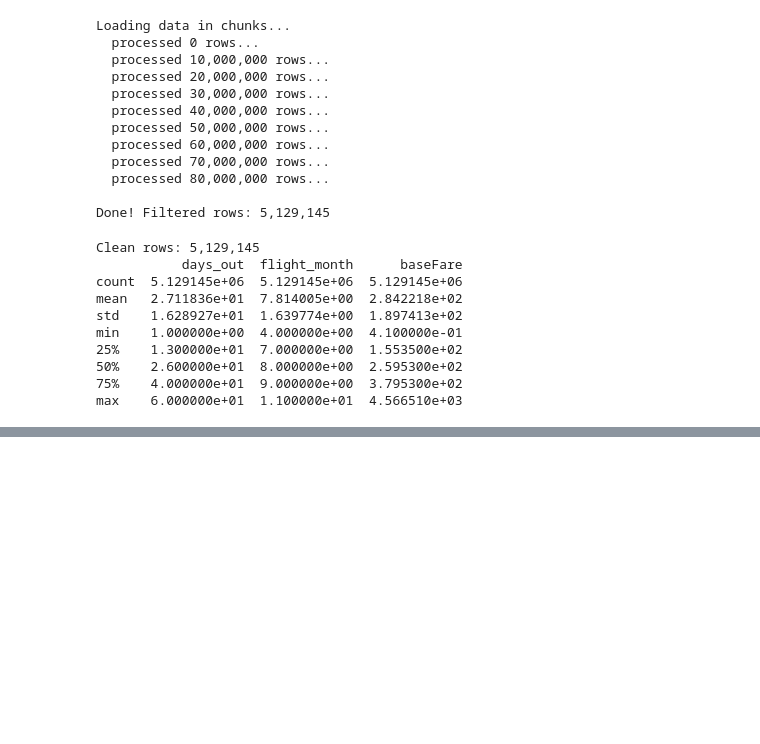
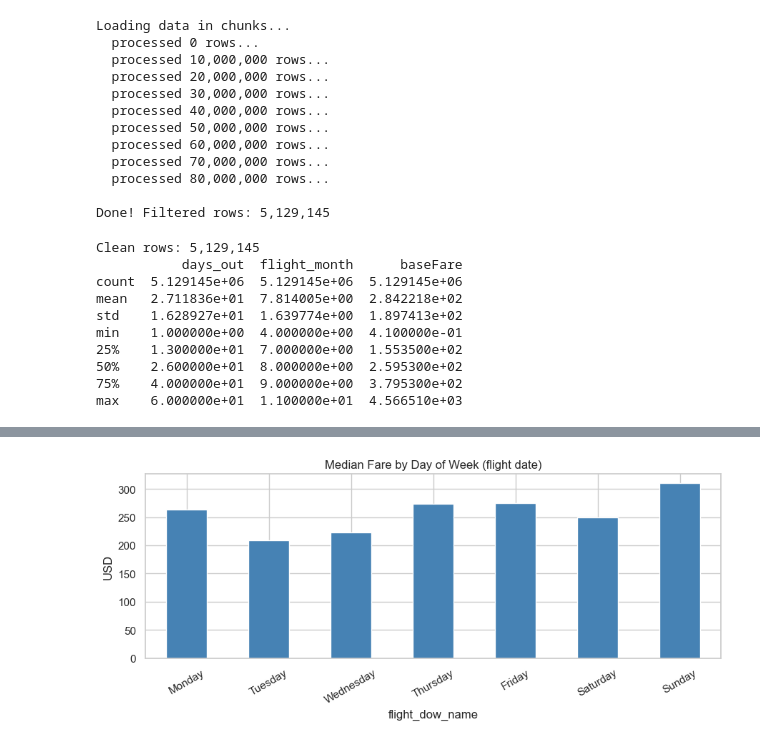
Before and after one commit to Splash791/Tailwind, a Jupyter notebook: Tailwind.ipynb, the cells around one changed output, grey strips where cells are left out. Drawn from its saved outputs; the diff is of its cells as text; code cells hidden in the pictures; blank space fills up the shorter version.

```diff
--- a/Tailwind.ipynb
+++ b/Tailwind.ipynb
@@ -215,0 +254,12 @@ max    6.000000e+01  1.100000e+01  4.566510e+03
+# %%
+dow_order = ['Monday','Tuesday','Wednesday','Thursday','Friday','Saturday','Sunday']
+dow_fare = df.groupby('flight_dow_name')['baseFare'].median().reindex(dow_order)
+
+dow_fare.plot(kind='bar', figsize=(9, 4), color='steelblue', edgecolor='white')
+plt.title('Median Fare by Day of Week (flight date)')
+plt.ylabel('USD')
+plt.xticks(rotation=30)
+plt.tight_layout()
+plt.show()
+# %% [output]
+[figure, added]
```
Also changed, not shown: parts of 2 cells of this notebook.
